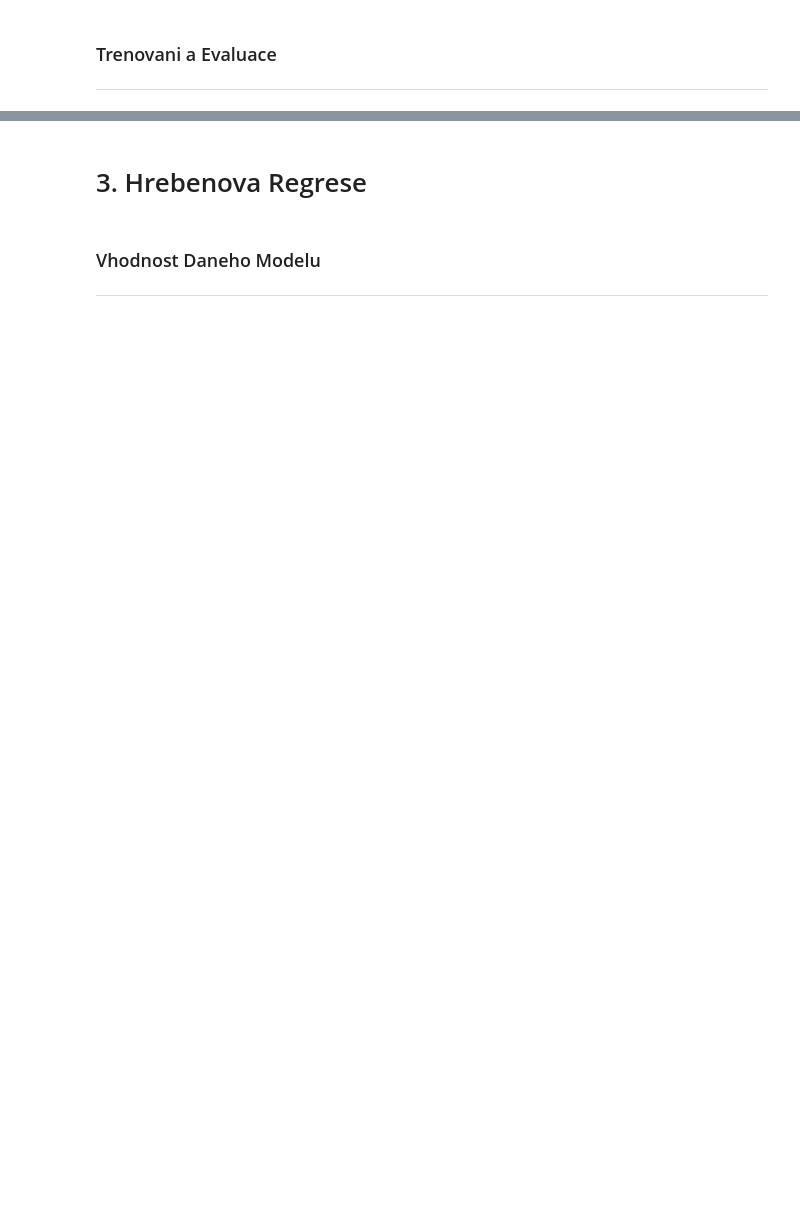
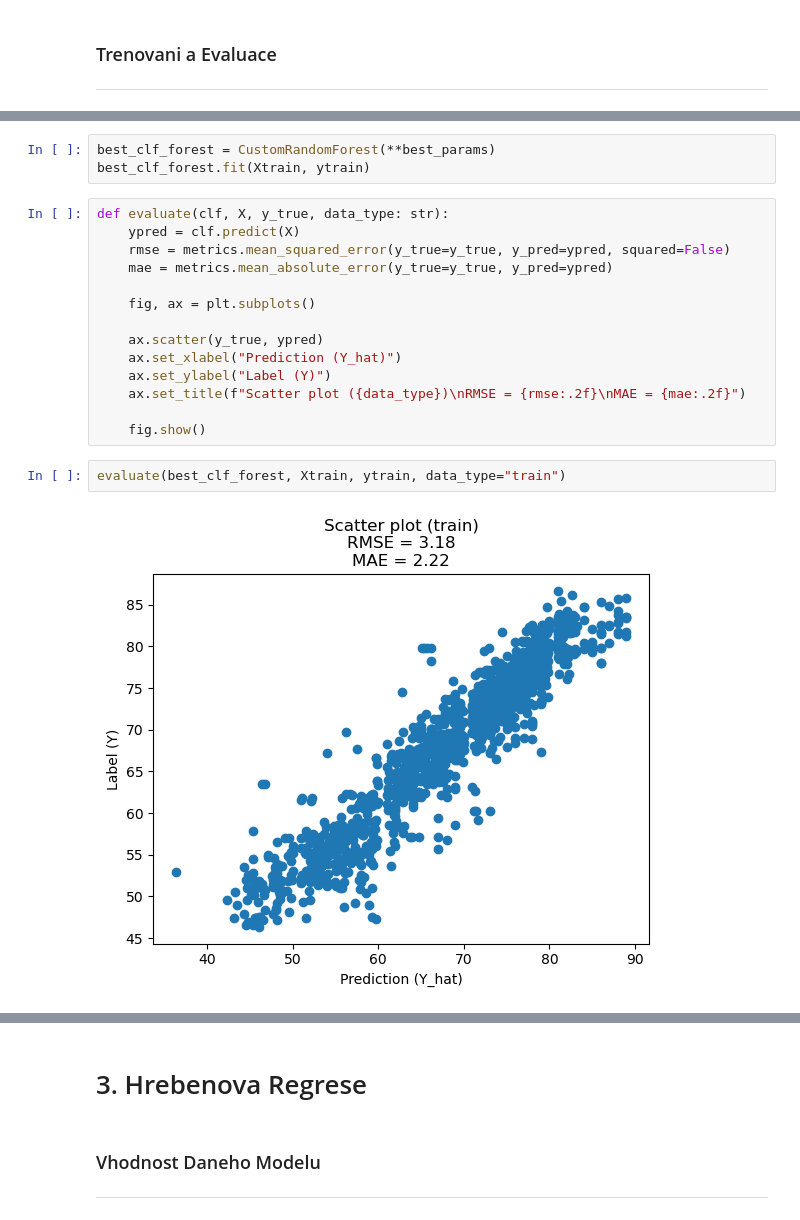
Before and after one commit to nickobard/Machine-Learning-I, a Jupyter notebook: 02/homework_02.ipynb, the cells around one changed output, grey strips where cells are left out. Cells and saved outputs as stored; diff of their text form; blank space fills up the shorter version.

```diff
--- a/02/homework_02.ipynb
+++ b/02/homework_02.ipynb
@@ -470,0 +601,21 @@ Jediny problem, ktery muzeme uvidet je nominalni priznak (Country), ktery muze m
+# %%
+best_clf_forest = CustomRandomForest(**best_params)
+best_clf_forest.fit(Xtrain, ytrain)
+# %%
+def evaluate(clf, X, y_true, data_type: str):
+    ypred = clf.predict(X)
+    rmse = metrics.mean_squared_error(y_true=y_true, y_pred=ypred, squared=False)
+    mae = metrics.mean_absolute_error(y_true=y_true, y_pred=ypred)
+
+    fig, ax = plt.subplots()
+
+    ax.scatter(y_true, ypred)
+    ax.set_xlabel("Prediction (Y_hat)")
+    ax.set_ylabel("Label (Y)")
+    ax.set_title(f"Scatter plot ({data_type})\nRMSE = {rmse:.2f}\nMAE = {mae:.2f}")
+
+    fig.show()
+# %%
+evaluate(best_clf_forest, Xtrain, ytrain, data_type="train")
+# %% [output]
+[figure, added]
```
Also changed, not shown: parts of 19 cells of this notebook, 1 other file.
